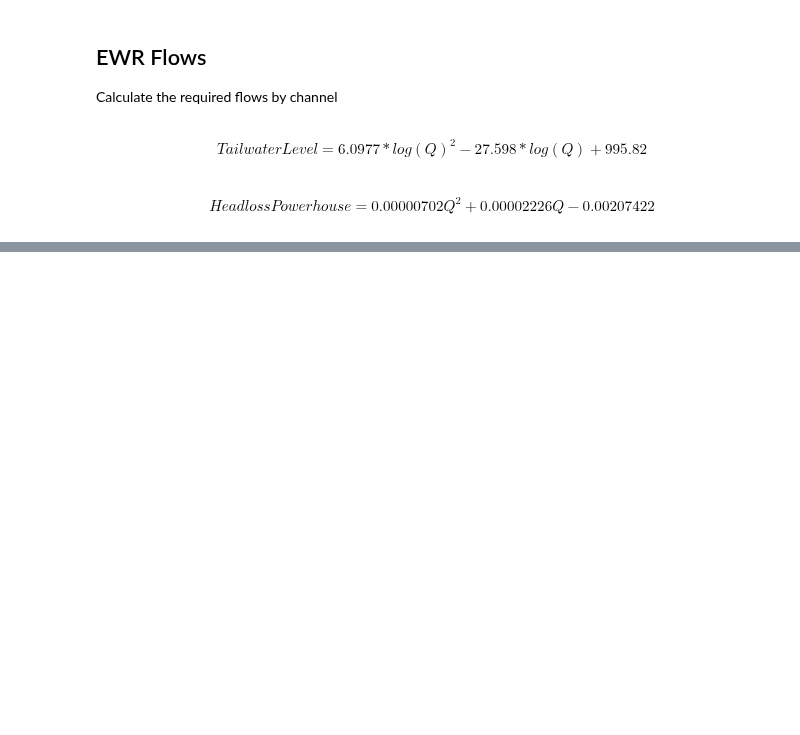
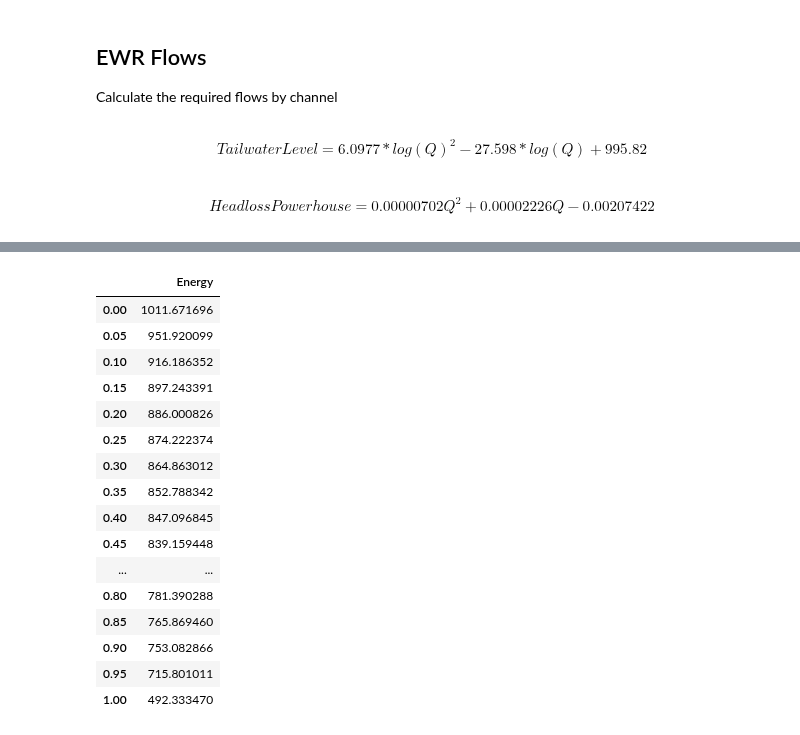
Before and after one commit to AndyFlem/ngonye-notepad, a Jupyter notebook: e_power_energy.ipynb, the cells around one changed output, grey strips where cells are left out. Saved outputs shown, nothing was run; the diff lists cells and outputs as text; code cells hidden in the pictures; blank space fills up the shorter version.

```diff
--- a/e_power_energy.ipynb
+++ b/e_power_energy.ipynb
@@ -437,3 +464,32 @@ monthly
+# %%
+yearly['Prop4Units']=daily[['WaterYear','Turbines']].groupby('WaterYear').agg(lambda x: sum(np.where(x==4,1,0))/365)
+yearly['Prop3Units']=daily[['WaterYear','Turbines']].groupby('WaterYear').agg(lambda x: sum(np.where(x==3,1,0))/365)
+yearly['Prop2Units']=daily[['WaterYear','Turbines']].groupby('WaterYear').agg(lambda x: sum(np.where(x==2,1,0))/365)
+yearly['Prop1Units']=daily[['WaterYear','Turbines']].groupby('WaterYear').agg(lambda x: sum(np.where(x==1,1,0))/365)
+yearly['Prop0Units']=daily[['WaterYear','Turbines']].groupby('WaterYear').agg(lambda x: sum(np.where(x==0,1,0))/365)
+yearly['Days0Units']=daily[['WaterYear','Turbines']].groupby('WaterYear').agg(lambda x: sum(np.where(x==0,1,0)))
+# %%
+edc=pd.DataFrame(index=np.arange(0,1.05,0.05))
+edc['Energy']=np.percentile(yearly['Energy']/1000,(1-edc.index)*100)
+edc
+# %% [output]
+|  | Energy |
+| 0.00 | 1011.671696 |
+| 0.05 | 951.920099 |
+| 0.10 | 916.186352 |
+| 0.15 | 897.243391 |
+| 0.20 | 886.000826 |
+| 0.25 | 874.222374 |
+| 0.30 | 864.863012 |
+| 0.35 | 852.788342 |
+| 0.40 | 847.096845 |
+| 0.45 | 839.159448 |
+| ... | ... |
+| 0.80 | 781.390288 |
+| 0.85 | 765.869460 |
+| 0.90 | 753.082866 |
+| 0.95 | 715.801011 |
+| 1.00 | 492.333470 |
 # %%
 daily.to_csv(output_data+'p_and_e_daily.csv')
 # %%
```
Also changed, not shown: parts of 8 cells of this notebook, 4 other files.
